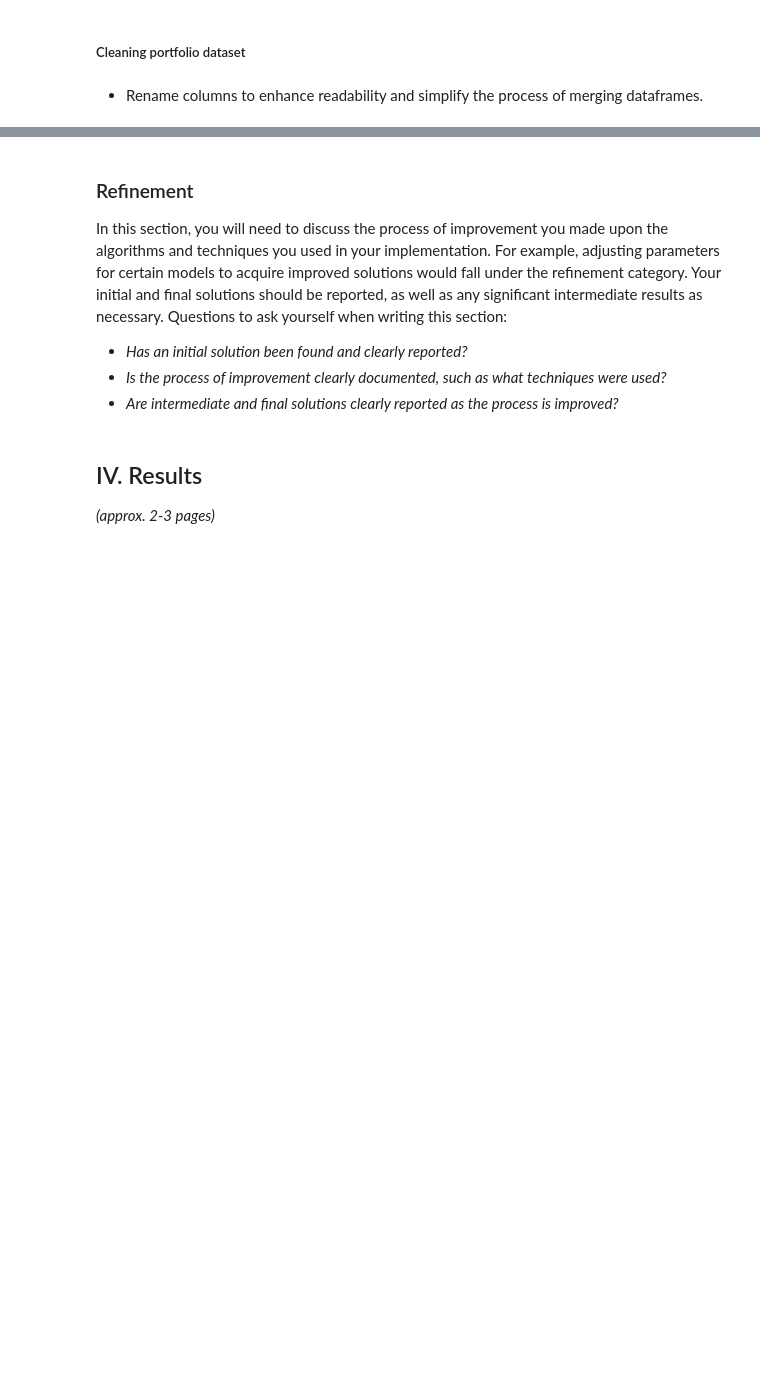
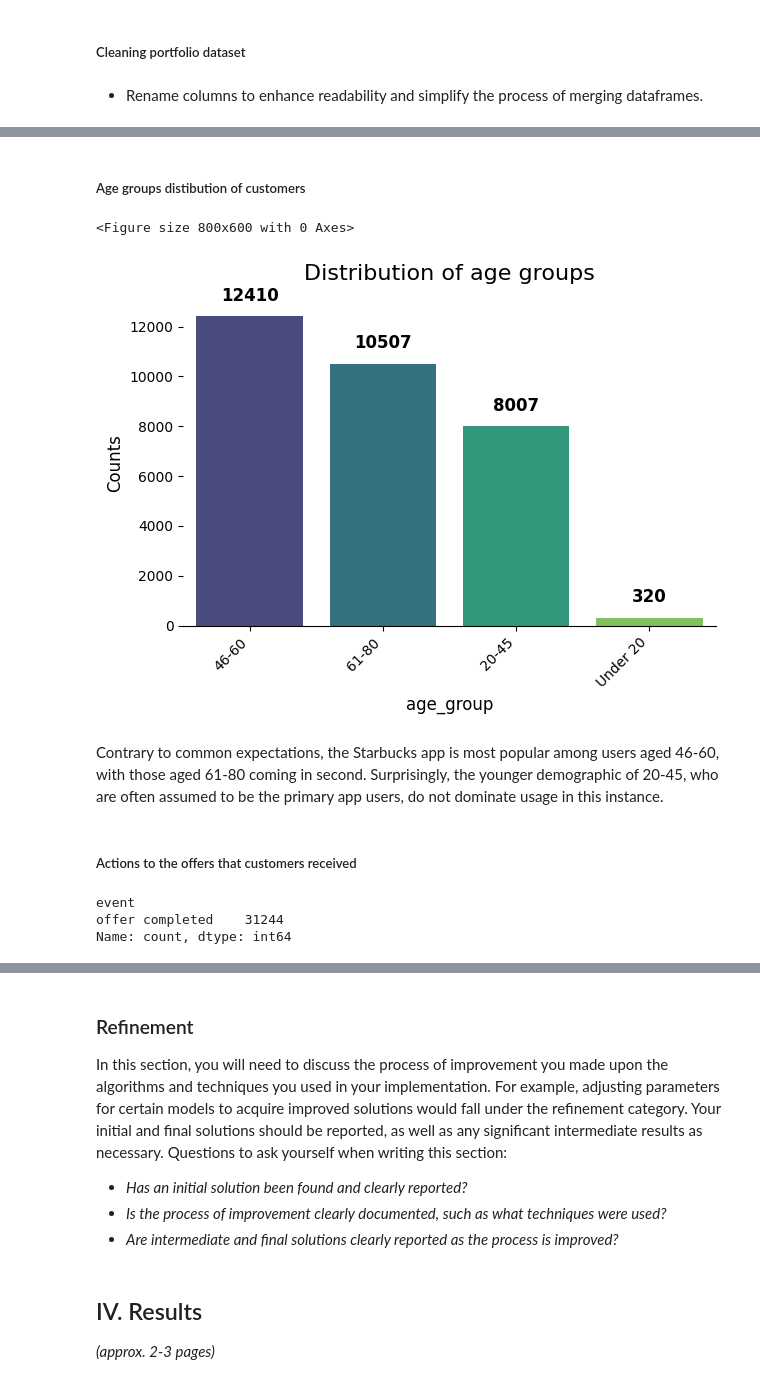
Before and after one commit to Ermess94/capstone-project-udacity, a Jupyter notebook: project_report.ipynb, the cells around one changed output, grey strips where cells are left out. Drawn from its saved outputs; the diff is of its cells as text; code cells hidden in the pictures; blank space fills up the shorter version.

```diff
--- a/project_report.ipynb
+++ b/project_report.ipynb
@@ -593,0 +666,18 @@ In this section, the process for which metrics, algorithms, and techniques that
+# %% [markdown]
+##### Age groups distibution of customers
+# %%
+column_bar_plot(dataframe, 'age_group', 'Distribution of age groups')
+# %% [output]
+<Figure size 800x600 with 0 Axes>
+[figure, added]
+# %% [markdown]
+
+Contrary to common expectations, the Starbucks app is most popular among users aged 46-60, with those aged 61-80 coming in second. Surprisingly, the younger demographic of 20-45, who are often assumed to be the primary app users, do not dominate usage in this instance.
+# %% [markdown]
+##### Actions to the offers that customers received
+# %%
+dataframe['event'].value_counts()
+# %% [output]
+event
+offer completed    31244
+Name: count, dtype: int64
```
Also changed, not shown: parts of 24 cells of this notebook.
